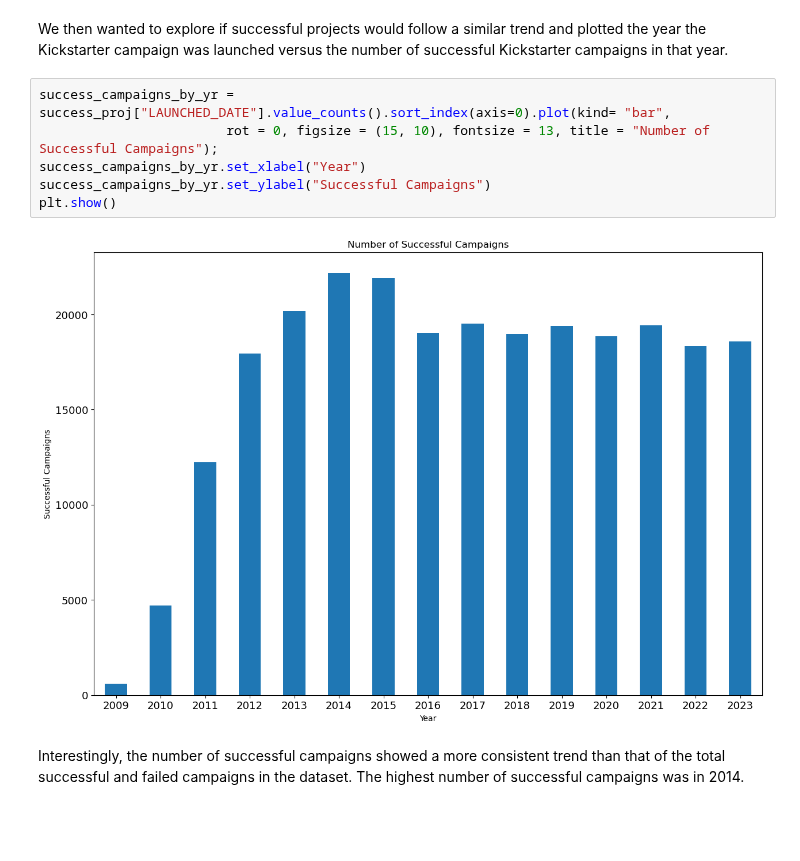
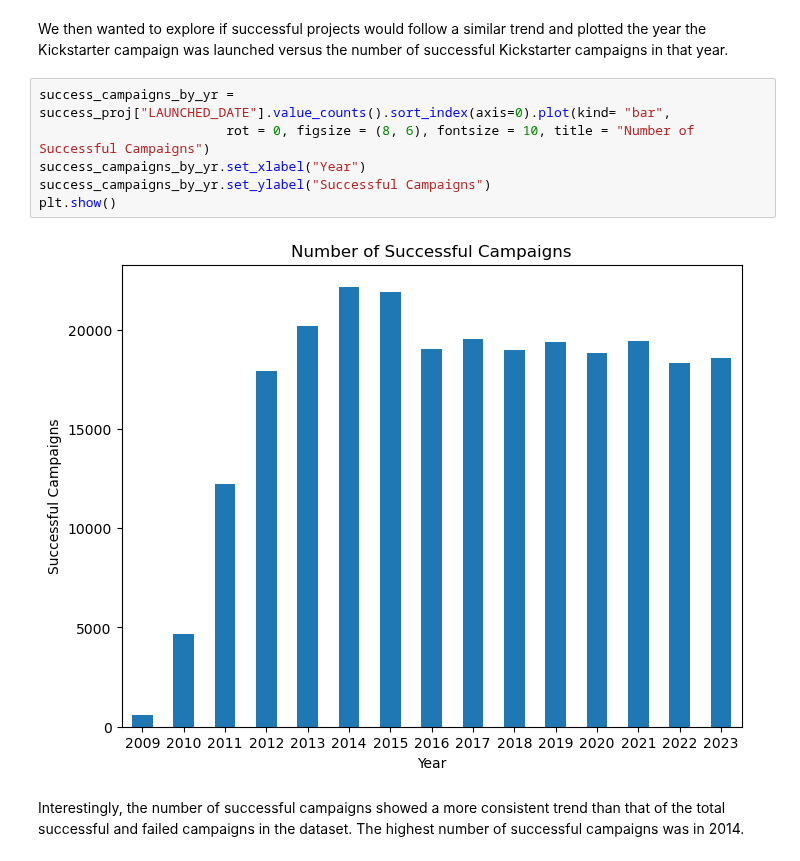
Before and after one commit to catherine-fang-git/kickstarter_project_success_info2950, a Jupyter notebook: INFO2950_Phase2.ipynb, the cells around one changed output. Cells and saved outputs as stored; diff of their text form; blank space fills up the shorter version.

```diff
--- a/INFO2950_Phase2.ipynb
+++ b/INFO2950_Phase2.ipynb
@@ -222,12 +221,12 @@ In the above bargraph, we can observe that the campaigns launched over time foll
 We then wanted to explore if successful projects would follow a similar trend and plotted the year the Kickstarter campaign was launched versus the number of successful Kickstarter campaigns in that year.
 # %%
 success_campaigns_by_yr = success_proj["LAUNCHED_DATE"].value_counts().sort_index(axis=0).plot(kind= "bar",
-                        rot = 0, figsize = (15, 10), fontsize = 13, title = "Number of Successful Campaigns");
+                        rot = 0, figsize = (8, 6), fontsize = 10, title = "Number of Successful Campaigns")
 success_campaigns_by_yr.set_xlabel("Year")
 success_campaigns_by_yr.set_ylabel("Successful Campaigns")
 plt.show()
 # %% [output]
-[figure, old version]
+[figure, new version]
 # %% [markdown]
 Interestingly, the number of successful campaigns showed a more consistent trend than that of the total successful and failed campaigns in the dataset. The highest number of successful campaigns was in 2014.
 # %% [markdown]
```
Also changed, not shown: parts of 8 cells of this notebook.
